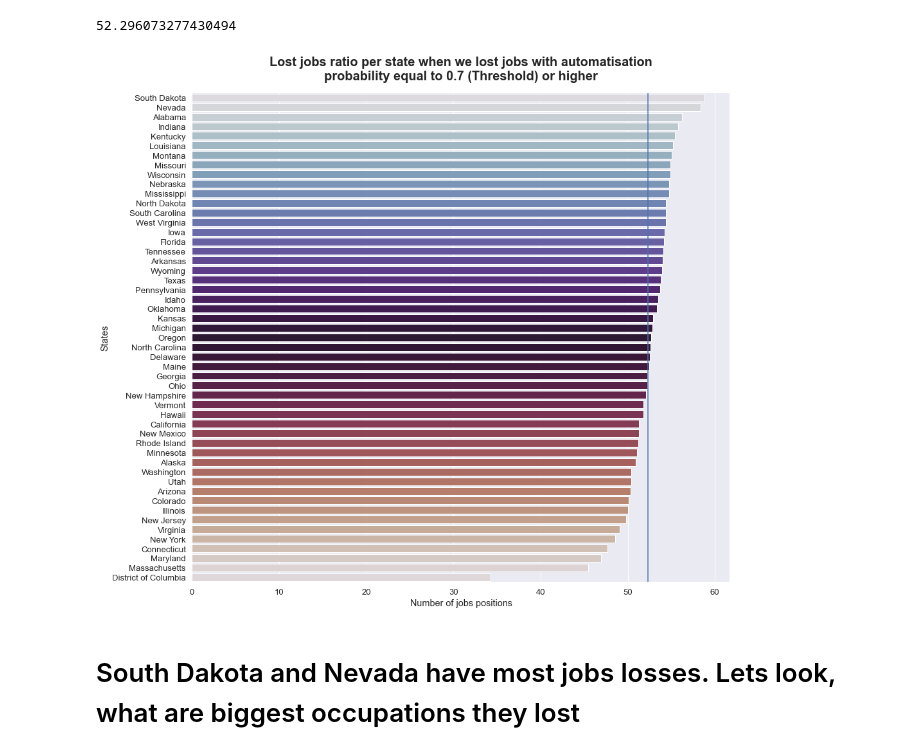
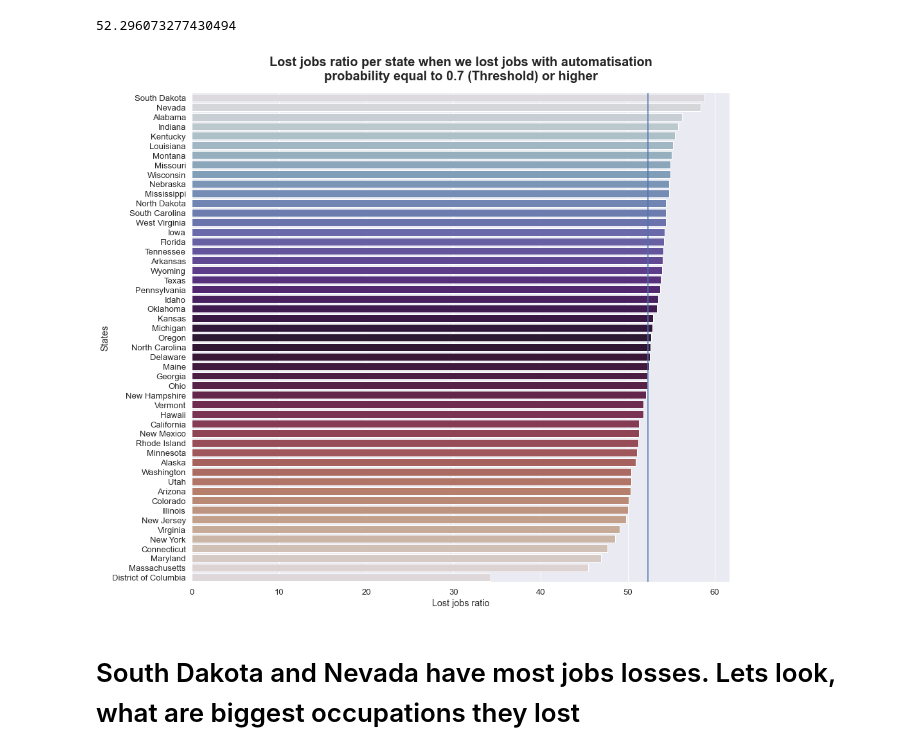
Before and after one commit to gadolinis/Automation_of_occupations_consequences_for_the_USA, a Jupyter notebook: Automation_of_occupations_consequences_for_the_USA.ipynb, the cells around one changed output. Cells and saved outputs as stored; diff of their text form; code cells hidden in the pictures.

```diff
--- a/Automation_of_occupations_consequences_for_the_USA.ipynb
+++ b/Automation_of_occupations_consequences_for_the_USA.ipynb
@@ -66,7 +66,7 @@ def barplot(data_in, x_data, y_data, title_in, hue_in, line):
     plt.figure(figsize=(15,14))
     graph = sns.barplot(x=x_data, y=y_data, hue=hue_in, data=data_in, palette="twilight")
     plt.title('\n'.join(wrap(title_in)), fontsize=20, fontweight="bold", pad=20)
-    plt.xlabel("Number of jobs positions")
+#     plt.xlabel("Number of jobs positions")
     graph.axvline(line)
     directory= 'img/'
     fig_name = '{}general_{}.png'.format(directory,title_in)
@@ -414,9 +414,9 @@ Relative_jobs_drop_mean
 # %%
 Relative_jobs_drop_States_highest = Relative_jobs_drop_States.sort_values(by=['Lost jobs ratio'], ascending=False)
 # %%
-barplot(Relative_jobs_drop_States_highest, 'Lost jobs ratio', 'States', "Lost jobs ratio per state when we lost jobs with automatisation probability equal to 0.7 (Threshold) or higher", None, Relative_jobs_drop_mean)
+barplot(Relative_jobs_drop_States_highest, 'Lost jobs ratio in percent', 'States', "Lost jobs ratio per state when we lost jobs with automatisation probability equal to 0.7 (Threshold) or higher", None, Relative_jobs_drop_mean)
 # %% [output]
-[figure, old version]
+[figure, new version]
 # %% [markdown]
 # South Dakota and Nevada have most jobs losses. Lets look, what are biggest occupations they lost
 # %% [markdown]
```
Also changed, not shown: parts of 2 cells of this notebook, 2 other files.
